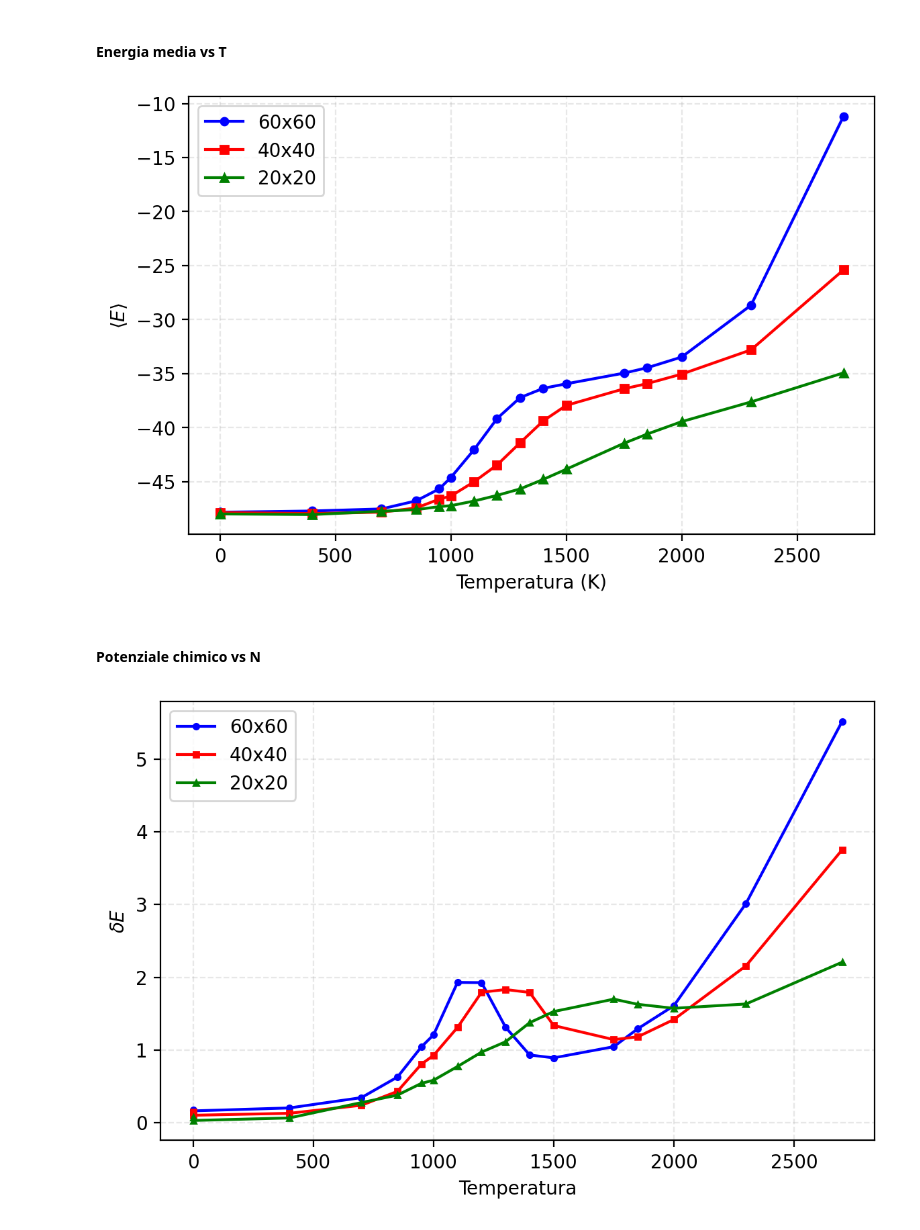
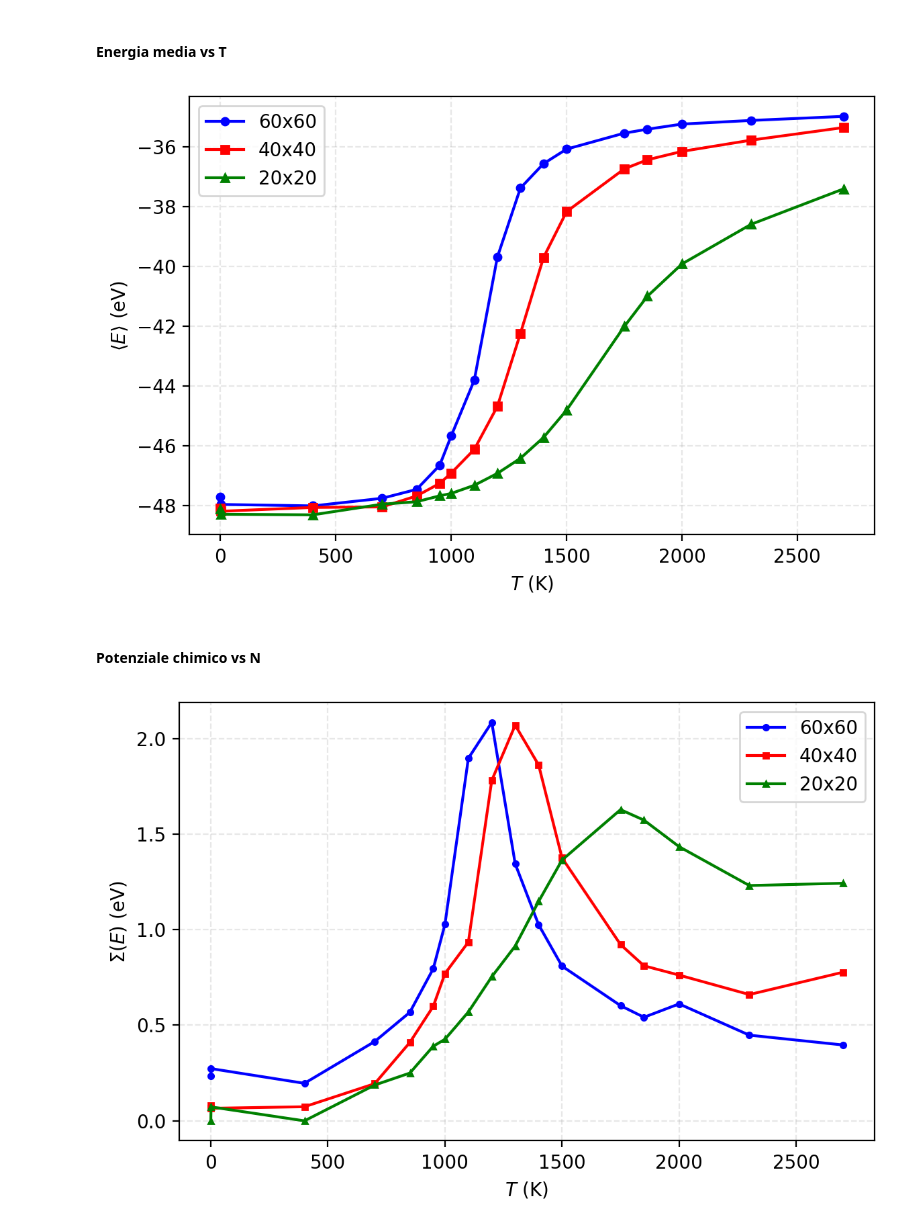
Before and after one commit to zosojack/lab-cms, a Jupyter notebook: zosojack/notebooks/Esercizio2B-MMC/Esercizio2_4_multi_core.ipynb, the cells around one changed output. Cells and saved outputs as stored; diff of their text form; code cells hidden in the pictures.

```diff
--- a/zosojack/notebooks/Esercizio2B-MMC/Esercizio2_4_multi_core.ipynb
+++ b/zosojack/notebooks/Esercizio2B-MMC/Esercizio2_4_multi_core.ipynb
@@ -23,9 +23,9 @@ Si scelgono diverse temperature. Per ciascuna temperatura la simulazione viene r
 temperatures = np.array([0, 1, 400, 700, 850, 950, 1000, 1100, 1200, 1300, 1400, 1500, 1750, 1850, 2000, 2300, 2700])
 L = [(60,60), (40,40), (20,20)] # dimensioni della griglia in celle
 N_atoms = 25 # numero di atomi da posizionare
-seeds = [45253, 4234, 45414, 5678901, 847, 8765432, 4123,
-        5323323, 4324876, 7586544, 2345678, 421, 1267, 7654321,
-        135715, 8642864, 9753975, 11311, 22122, 333133, 444144]
+seeds = [45253, 4234, 45414, 5678901, 847, 8765432, 4123,]
+        #5323323, 4324876, 7586544, 2345678, 421, 1267, 7654321,
+        #135715, 8642864, 9753975, 11311, 22122, 333133, 444144]
 # %% [markdown]
 ### 1) Simulazione
 # %%
@@ -50,7 +50,7 @@ THERM_STEPS = 200_000
 
 if __name__ == '__main__': # Obbligatorio metterlo se fosse uno script, male non fa
 
-    # 1. Creazione lista task
+    # Lista task #
     tasks = []
     for Lx, Ly in L:
         for T in temperatures:
@@ -65,7 +65,7 @@ if __name__ == '__main__': # Obbligatorio metterlo se fosse uno script, male non
 
     print(f"Avvio {len(tasks)} simulazioni su {multiprocessing.cpu_count()} core...")
 
-    # 2. Esecuzione Parallela
+    # Esecuzione parallela #
     results_data = []
     # uso modulo multiprocessing per eseguire in parallelo, con tqdm per la barra di progresso
     with multiprocessing.Pool() as pool:
@@ -73,14 +73,14 @@ if __name__ == '__main__': # Obbligatorio metterlo se fosse uno script, male non
         for res in tqdm(pool.imap_unordered(run_single_simulation_wrapper, tasks), total=len(tasks)):
             results_data.append(res)
 
-    # 3. Ricostruzione Dizionari (Il tuo codice di aggregazione)
-    print("Aggregazione risultati...")
+    # Ricostruzione dizionari #
     mean_energies = {}
     std_energies = {}
     temp_agg = {} # (Lx+Ly, T) -> [somma_medie, somma_std, count]
 
     for Lx, Ly, T, avg, std in results_data:
-        key = Lx + Ly # Chiave stringa o somma, come preferisci
+        key = Lx + Ly # Chiave
+
         if key not in mean_energies:
             mean_energies[key] = {}
             std_energies[key] = {}
@@ -93,10 +93,11 @@ if __name__ == '__main__': # Obbligatorio metterlo se fosse uno script, male non
         temp_agg[key][T]['sum_std'] += std**2 # Somma delle varianze
         temp_agg[key][T]['count'] += 1
 
-    # Calcolo finale
+    # Calcolo media finale e deviazione standard finale
     for key in temp_agg:
         for T in temp_agg[key]:
             n = temp_agg[key][T]['count']
+            n = len(seeds)
             mean_energies[key][T] = temp_agg[key][T]['sum_avg'] / n
             std_energies[key][T] = np.sqrt(temp_agg[key][T]['sum_std'] / n)
 
@@ -124,33 +124,33 @@ for i, (Lx,Ly) in enumerate(L):
     y = [mean_energies[Lx+Ly][T] for T in temperatures]
     plt.plot(x, y, marker=markers[i], color=colors[i], markersize=4, label=f"{Lx}x{Ly}")
 
-plt.xlabel('Temperatura (K)')
-plt.ylabel(r'$\langle E \rangle$')
+plt.xlabel(r'$T$ (K)')
+plt.ylabel(r'$\langle E \rangle$ (eV)')
 #plt.title('Energia del sistema in funzione della temperatura')
 plt.grid(linestyle='--', alpha=0.3)
 plt.legend()
 plt.tight_layout()
 plt.show()
 # %% [output]
-[figure, old version]
+[figure, new version]
 # %% [markdown]
 #### Potenziale chimico vs N
 # %%
 # plot energia/N v N
 plt.figure(figsize=(6, 4), dpi=200)
 
 for i, (Lx,Ly) in enumerate(L):
     x = temperatures
     # y = [results_dict[T].avg_energy for T in temperatures]
     y = [std_energies[Lx+Ly][T] for T in temperatures]
     plt.plot(x, y, marker=markers[i], color=colors[i], markersize=3, label=f"{Lx}x{Ly}")
 
-plt.xlabel('Temperatura')
-plt.ylabel(r'$\delta E$')
+plt.xlabel(r'$T$ (K)')
+plt.ylabel(r'$\Sigma(E)$ (eV)')
 #plt.title('Deviazione standard energia in funzione della temperatura')
 plt.legend()
 plt.grid(linestyle='--', alpha=0.3)
 plt.tight_layout()
 plt.show()
 # %% [output]
-[figure, old version]
+[figure, new version]
```
Also changed, not shown: parts of 1 cell of this notebook, 11 other files.
